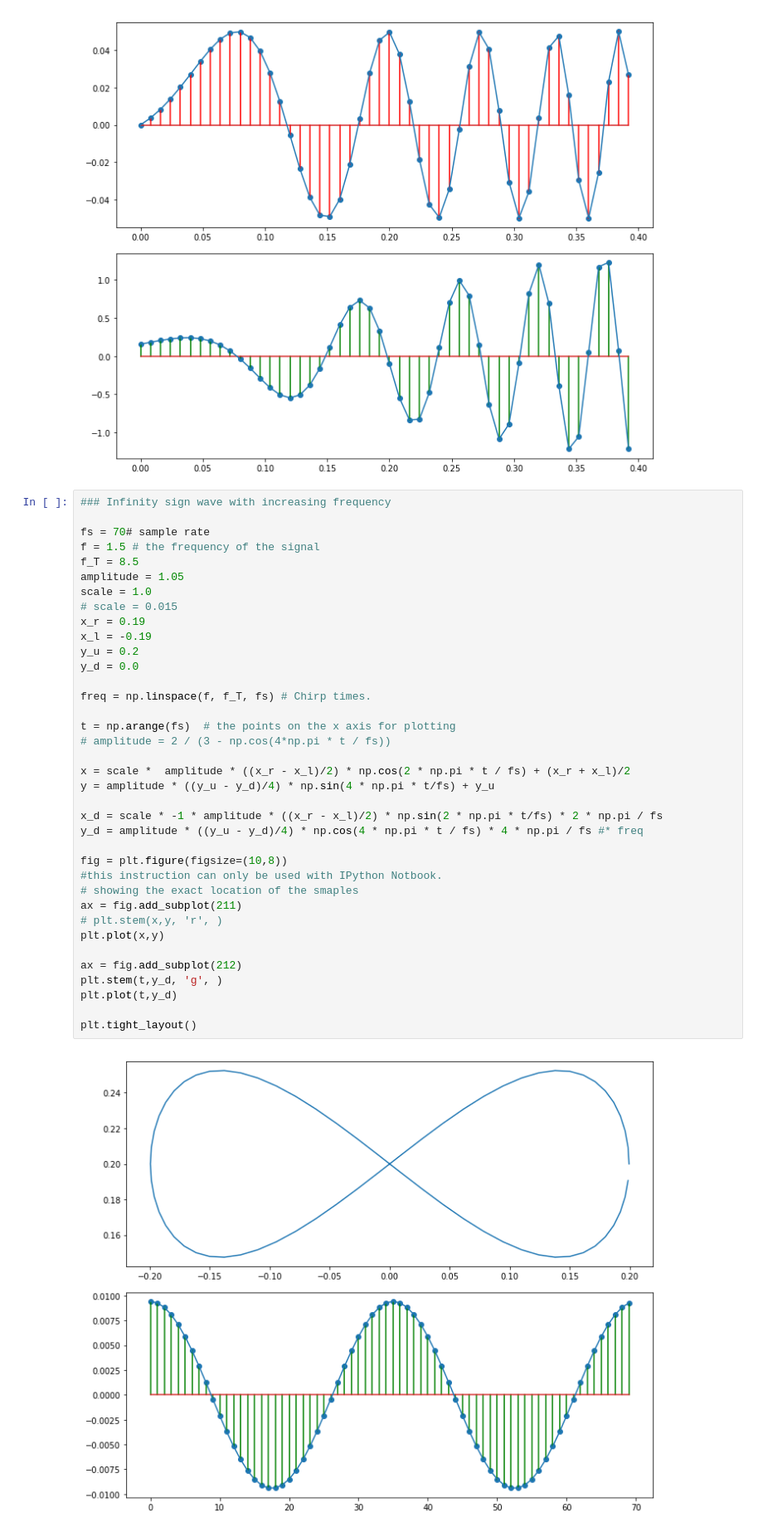
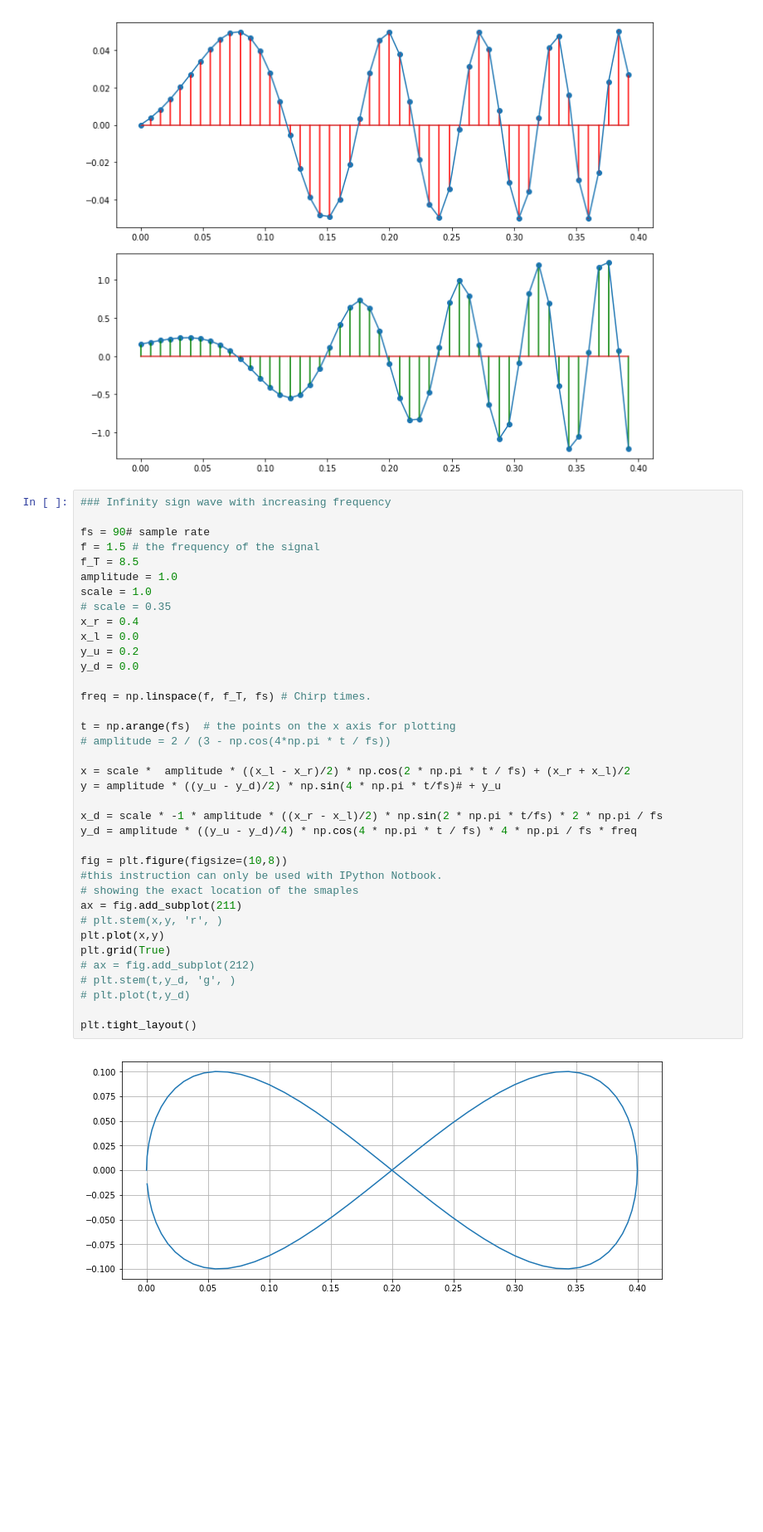
Before and after one commit to DjoleMNE/Lazy_Robot_Control_by_Relaxation_of_Motion_and_Force_Constraints, a Jupyter notebook: integrator_python_testing.ipynb, the cells around one changed output. Shown at 83% size. Drawn from its saved outputs; the diff is of its cells as text; blank space fills up the shorter version.

```diff
--- a/integrator_python_testing.ipynb
+++ b/integrator_python_testing.ipynb
@@ -797,39 +797,39 @@ plt.tight_layout()
 # %%
 ### Infinity sign wave with increasing frequency
 
-fs = 70# sample rate
+fs = 90# sample rate
 f = 1.5 # the frequency of the signal
 f_T = 8.5
-amplitude = 1.05
+amplitude = 1.0
 scale = 1.0
-# scale = 0.015
-x_r = 0.19
-x_l = -0.19
+# scale = 0.35
+x_r = 0.4
+x_l = 0.0
 y_u = 0.2
 y_d = 0.0
 
 freq = np.linspace(f, f_T, fs) # Chirp times.
 
 t = np.arange(fs)  # the points on the x axis for plotting
 # amplitude = 2 / (3 - np.cos(4*np.pi * t / fs))
 
-x = scale *  amplitude * ((x_r - x_l)/2) * np.cos(2 * np.pi * t / fs) + (x_r + x_l)/2
-y = amplitude * ((y_u - y_d)/4) * np.sin(4 * np.pi * t/fs) + y_u
+x = scale *  amplitude * ((x_l - x_r)/2) * np.cos(2 * np.pi * t / fs) + (x_r + x_l)/2
+y = amplitude * ((y_u - y_d)/2) * np.sin(4 * np.pi * t/fs)# + y_u
 
 x_d = scale * -1 * amplitude * ((x_r - x_l)/2) * np.sin(2 * np.pi * t/fs) * 2 * np.pi / fs
-y_d = amplitude * ((y_u - y_d)/4) * np.cos(4 * np.pi * t / fs) * 4 * np.pi / fs #* freq
+y_d = amplitude * ((y_u - y_d)/4) * np.cos(4 * np.pi * t / fs) * 4 * np.pi / fs * freq
 
 fig = plt.figure(figsize=(10,8))
 #this instruction can only be used with IPython Notbook.
 # showing the exact location of the smaples
 ax = fig.add_subplot(211)
 # plt.stem(x,y, 'r', )
 plt.plot(x,y)
-
-ax = fig.add_subplot(212)
-plt.stem(t,y_d, 'g', )
-plt.plot(t,y_d)
+plt.grid(True)
+# ax = fig.add_subplot(212)
+# plt.stem(t,y_d, 'g', )
+# plt.plot(t,y_d)
 
 plt.tight_layout()
 # %% [output]
-[figure, old version]
+[figure, new version]
```
Also changed, not shown: 2 other files.
